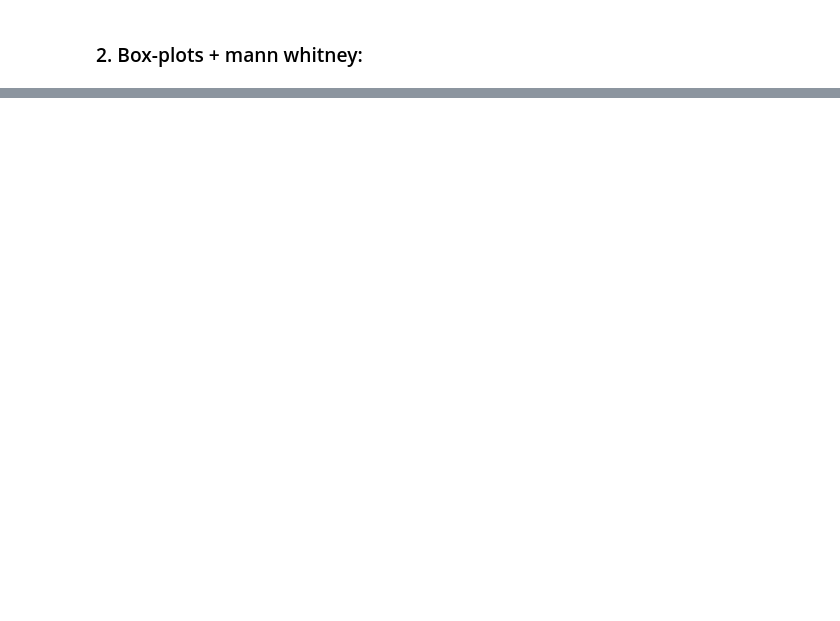
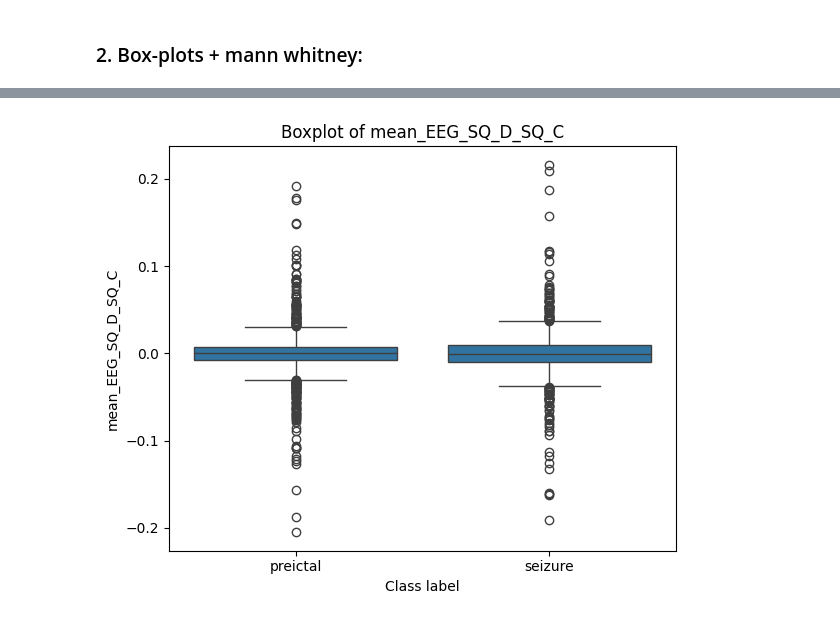
Before and after one commit to tomas0899/FoundationModel_EEG_Dissertation, a Jupyter notebook: Main_project/src/test_and_develop/2_Feature_extraction/Stats_test30042026.ipynb, the cells around one changed output, grey strips where cells are left out. Saved outputs shown, nothing was run; the diff lists cells and outputs as text; code cells hidden in the pictures; blank space fills up the shorter version.

```diff
--- a/Main_project/src/test_and_develop/2_Feature_extraction/Stats_test30042026.ipynb
+++ b/Main_project/src/test_and_develop/2_Feature_extraction/Stats_test30042026.ipynb
@@ -90,7 +90,8 @@ exclude_cols = [
     "end_sample",
     "fs",
     "n_channels",
-    "class_label"
+    "class_label",
+    "window_sec"
 ]
 
 # Keep only true numeric feature columns
@@ -153,0 +214,60 @@ plt.show()
+# %%
+# -------------------------------
+# Select one feature to test
+# -------------------------------
+
+feature = feature_cols[0]
+
+print("Testing feature:", feature)
+# -------------------------------
+# Extract values for that feature from each label group
+# -------------------------------
+
+preictal_values = group_1_PREICTAL[feature].dropna()
+seizure_values = group_2_SEIZURE[feature].dropna()
+
+print("Number of preictal values:", len(preictal_values))
+print("Number of seizure values:", len(seizure_values))
+
+print("\nFirst preictal values:")
+print(preictal_values.head())
+
+print("\nFirst seizure values:")
+print(seizure_values.head())
+
+# -------------------------------
+# Create long-format dataframe for plotting
+# -------------------------------
+
+df_plot = pd.DataFrame({
+    "value": pd.concat([preictal_values, seizure_values], axis=0),
+    "label": (
+        ["preictal"] * len(preictal_values) +
+        ["seizure"] * len(seizure_values)
+    )
+})
+
+print(df_plot.head())
+print("\nShape of df_plot:", df_plot.shape)
+print("\nLabel counts:")
+print(df_plot["label"].value_counts())
+
+# -------------------------------
+# Boxplot for one feature
+# -------------------------------
+
+plt.figure(figsize=(6, 5))
+
+sns.boxplot(
+    data=df_plot,
+    x="label",
+    y="value"
+)
+
+plt.title(f"Boxplot of {feature}")
+plt.xlabel("Class label")
+plt.ylabel(feature)
+
+plt.tight_layout()
+plt.show()
+# %% [output]
@@ -153,0 +291 @@ plt.show()
+[figure, added]
```
Also changed, not shown: parts of 12 cells of this notebook.
